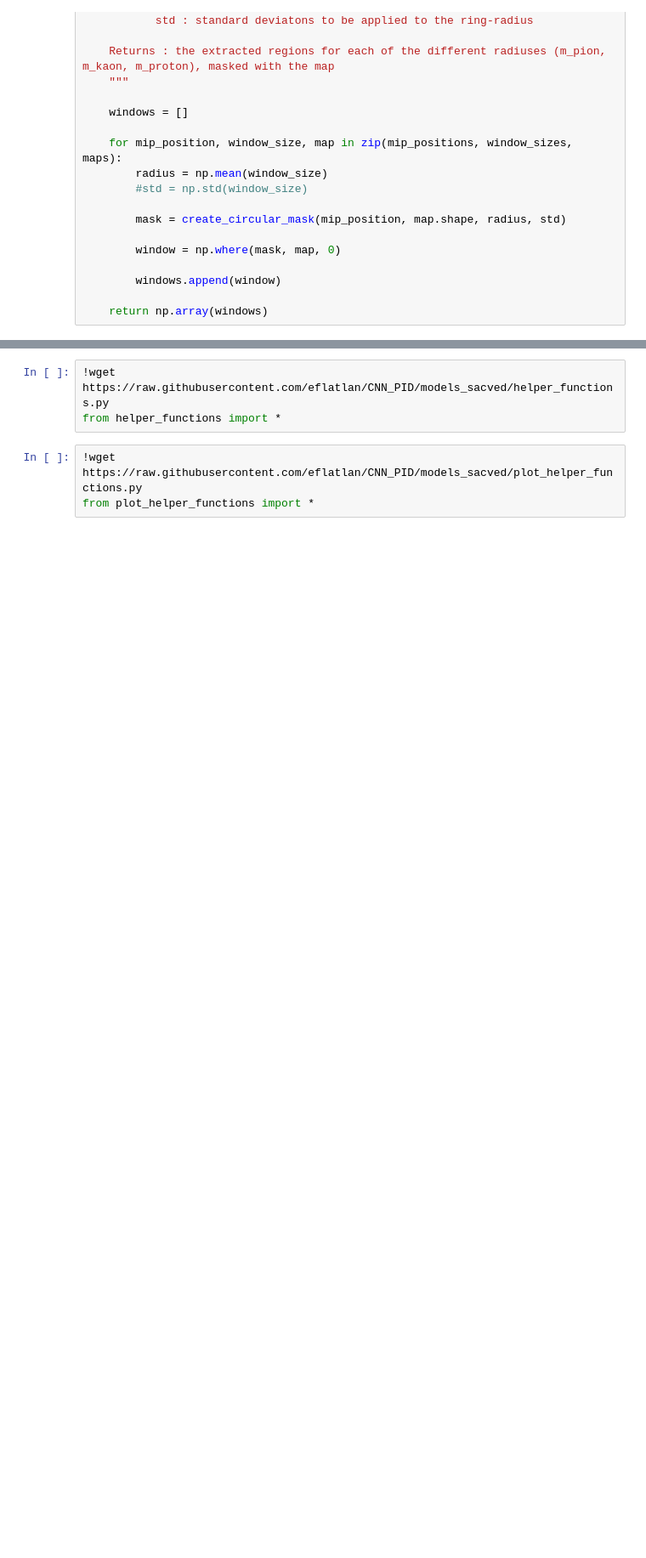
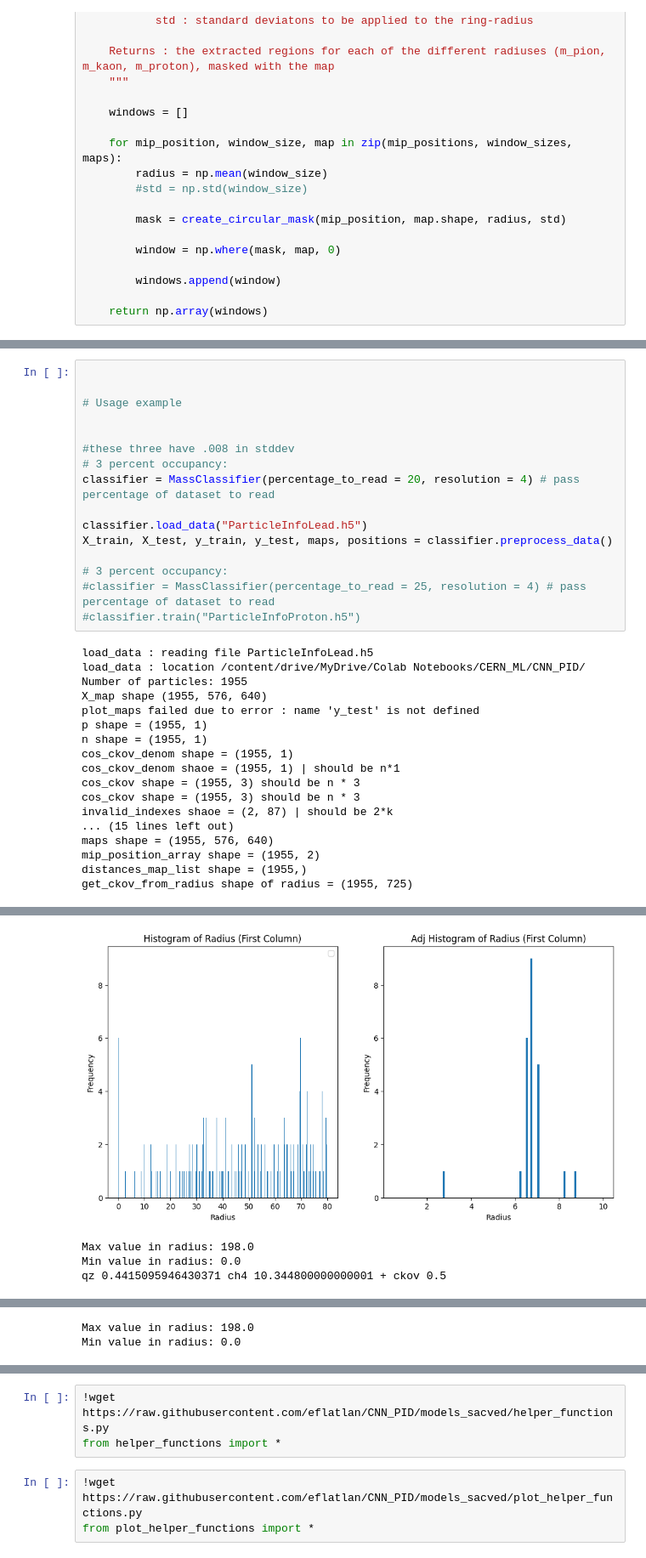
Before and after one commit to eflatlan/CNN_PID, a Jupyter notebook: most_recent_segment.ipynb, the cells around one changed output, grey strips where cells are left out. Shown at 85% size. Drawn from its saved outputs; the diff is of its cells as text; blank space fills up the shorter version.

```diff
--- a/most_recent_segment.ipynb
+++ b/most_recent_segment.ipynb
@@ -1934,0 +1887,34 @@ classifier.train(X_train = X_train, X_test = X_test, y_train = y_train, y_test =
+# %%
+
+
+# Usage example
+
+
+#these three have .008 in stddev
+# 3 percent occupancy:
+classifier = MassClassifier(percentage_to_read = 20, resolution = 4) # pass percentage of dataset to read
+
+classifier.load_data("ParticleInfoLead.h5")
+X_train, X_test, y_train, y_test, maps, positions = classifier.preprocess_data()
+
+# 3 percent occupancy:
+#classifier = MassClassifier(percentage_to_read = 25, resolution = 4) # pass percentage of dataset to read
+#classifier.train("ParticleInfoProton.h5")
+# %% [output]
+load_data : reading file ParticleInfoLead.h5
+load_data : location /content/drive/MyDrive/Colab Notebooks/CERN_ML/CNN_PID/
+Number of particles: 1955
+X_map shape (1955, 576, 640)
+plot_maps failed due to error : name 'y_test' is not defined
+p shape = (1955, 1)
+n shape = (1955, 1)
+cos_ckov_denom shape = (1955, 1)
+cos_ckov_denom shaoe = (1955, 1) | should be n*1
+cos_ckov shape = (1955, 3) should be n * 3
+cos_ckov shape = (1955, 3) should be n * 3
+invalid_indexes shaoe = (2, 87) | should be 2*k
+... (15 lines left out)
+maps shape = (1955, 576, 640)
+mip_position_array shape = (1955, 2)
+distances_map_list shape = (1955,)
+get_ckov_from_radius shape of radius = (1955, 725)
@@ -1934,0 +1922,4 @@ classifier.train(X_train = X_train, X_test = X_test, y_train = y_train, y_test =
+[figure, added]
+Max value in radius: 198.0
+Min value in radius: 0.0
+qz 0.4415095946430371 ch4 10.344800000000001 + ckov 0.5
@@ -1934,0 +1927,2 @@ classifier.train(X_train = X_train, X_test = X_test, y_train = y_train, y_test =
+Max value in radius: 198.0
+Min value in radius: 0.0
```
Also changed, not shown: parts of 12 cells of this notebook.
